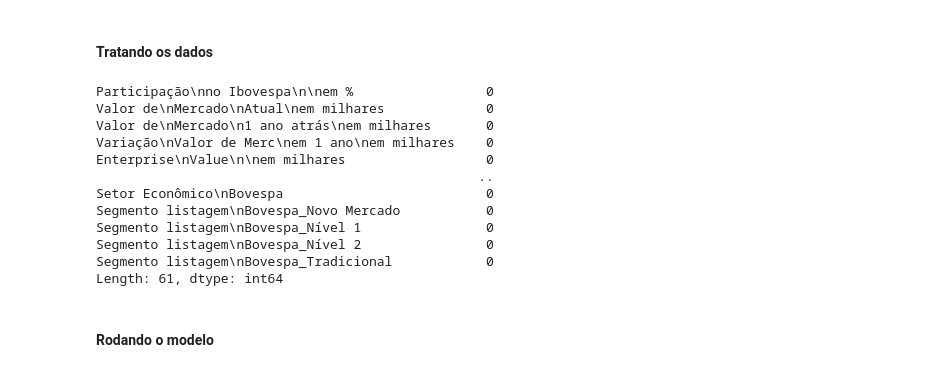
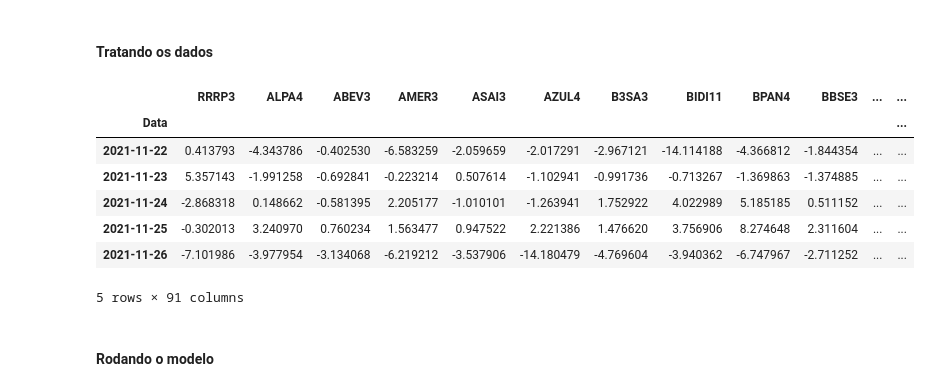
Before and after one commit to Jhonattanln/Classificacao_nao_supervisionado, a Jupyter notebook: Code.ipynb, the cells around one changed output. Cells and saved outputs as stored; diff of their text form; code cells hidden in the pictures.

```diff
--- a/Code.ipynb
+++ b/Code.ipynb
@@ -12,9 +13,6 @@ import warnings
 warnings.filterwarnings('ignore')
 # %%
 ### Importando dados
-df = pd.read_excel('economatica.xlsx', skiprows=3, index_col='Código')
+df = pd.read_excel('economatica_retornos.xlsx', skiprows=3, index_col=0)
 # %% [markdown]
 #### Tratando os dados
-# %%
-### Linpandao colunas que não serão utilizadas
-df.drop(['Unnamed: 0', 'Ativo /\nCancelado', 'Classe', 'Nome','Bolsa / Fonte', 'Tipo de Ativo', 'Setor\nEconomatica', 'Setor NAICS\nult disponiv', 'Subsetor Bovespa', 'Data da\nÚlt Cotação', 'Data do\nÚltimo\nBalanço', 'Consolidado', 'Link da\nÚltima\nNota\nExplicativa', 'Data do\nMáximo de\n52 semanas'], axis=1, inplace=True)
@@ -25,17 +18,0 @@ df.replace('-', np.nan, inplace=True) ### renomeando dados ausentes
-# %%
-### Excluindo linhas em branco
-df = df.dropna()
-df.isna().sum() ### contando valores nulos
-# %% [output]
-Participação\nno Ibovespa\n\nem %                 0
-Valor de\nMercado\nAtual\nem milhares             0
-Valor de\nMercado\n1 ano atrás\nem milhares       0
-Variação\nValor de Merc\nem 1 ano\nem milhares    0
-Enterprise\nValue\n\nem milhares                  0
-                                                 ..
-Setor Econômico\nBovespa                          0
-Segmento listagem\nBovespa_Novo Mercado           0
-Segmento listagem\nBovespa_Nível 1                0
-Segmento listagem\nBovespa_Nível 2                0
-Segmento listagem\nBovespa_Tradicional            0
-Length: 61, dtype: int64
@@ -46,0 +26,11 @@ X_test = X[-10:]
+# %%
+df.head()
+# %% [output]
+|  | RRRP3 | ALPA4 | ABEV3 | AMER3 | ASAI3 | AZUL4 | B3SA3 | BIDI11 | BPAN4 | BBSE3 | ... | ... |
+| Data |  |  |  |  |  |  |  |  |  |  |  | ... |
+| 2021-11-22 | 0.413793 | -4.343786 | -0.402530 | -6.583259 | -2.059659 | -2.017291 | -2.967121 | -14.114188 | -4.366812 | -1.844354 | ... | ... |
+| 2021-11-23 | 5.357143 | -1.991258 | -0.692841 | -0.223214 | 0.507614 | -1.102941 | -0.991736 | -0.713267 | -1.369863 | -1.374885 | ... | ... |
+| 2021-11-24 | -2.868318 | 0.148662 | -0.581395 | 2.205177 | -1.010101 | -1.263941 | 1.752922 | 4.022989 | 5.185185 | 0.511152 | ... | ... |
+| 2021-11-25 | -0.302013 | 3.240970 | 0.760234 | 1.563477 | 0.947522 | 2.221386 | 1.476620 | 3.756906 | 8.274648 | 2.311604 | ... | ... |
+| 2021-11-26 | -7.101986 | -3.977954 | -3.134068 | -6.219212 | -3.537906 | -14.180479 | -4.769604 | -3.940362 | -6.747967 | -2.711252 | ... | ... |
+5 rows × 91 columns
```
Also changed, not shown: parts of 17 cells of this notebook, 2 other files.
